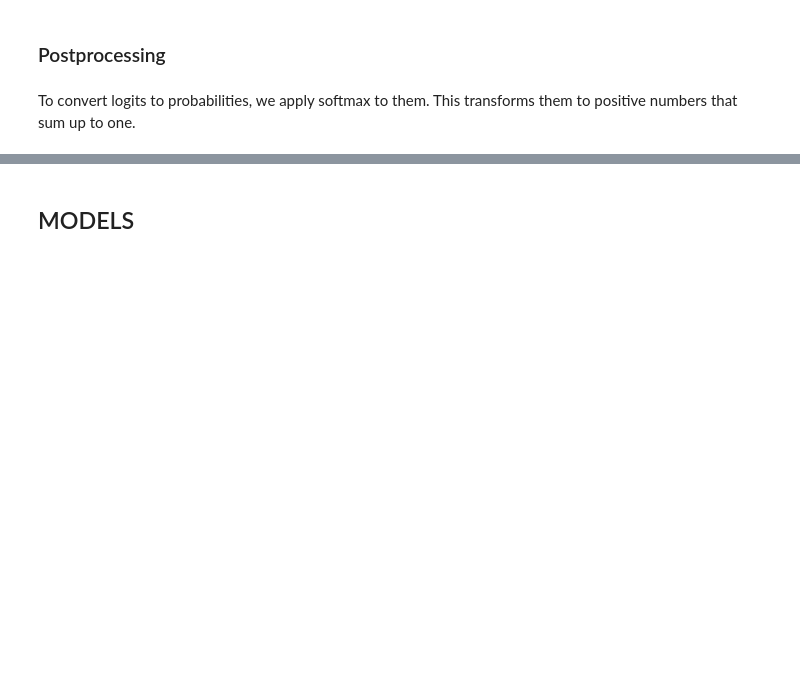
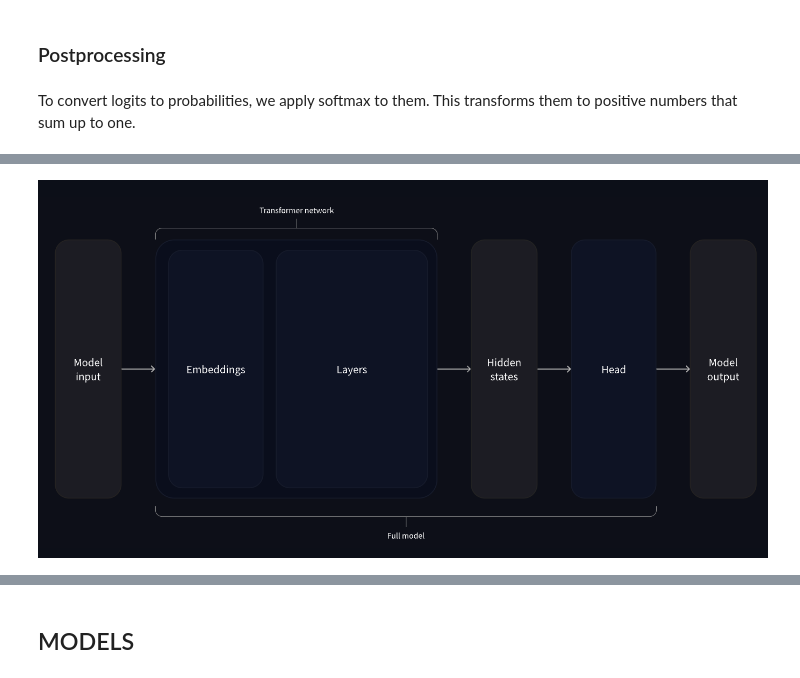
Before and after one commit to Sulphite05/UnderstandingLLMs, a Jupyter notebook: transformers.ipynb, the cells around one changed output, grey strips where cells are left out. Drawn from its saved outputs; the diff is of its cells as text; code cells hidden in the pictures; blank space fills up the shorter version.

```diff
--- a/transformers.ipynb
+++ b/transformers.ipynb
@@ -294,2 +310,6 @@ model.config.id2label
+# %%
+Image("gdrive/MyDrive/Colab Notebooks/images/pipeline.png")
+# %% [output]
+[figure, added]
 # %%
 predictions * 100
```
Also changed, not shown: parts of 22 cells of this notebook.
